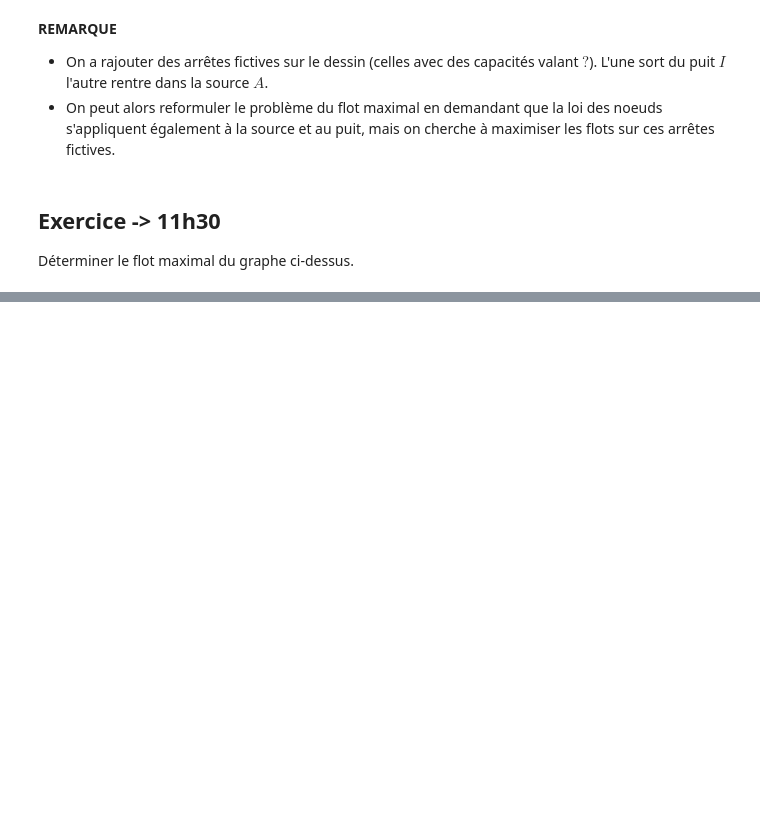
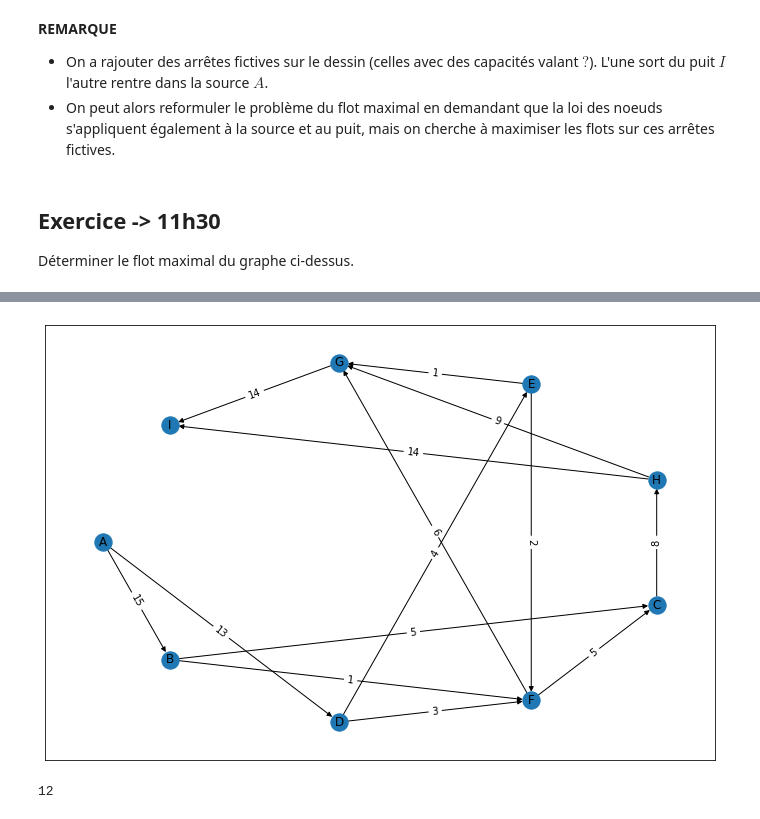
Before and after one commit to MECEN-TOURS/SC-2020-2021, a Jupyter notebook: Seance12/seance.ipynb, the cells around one changed output, grey strips where cells are left out. Saved outputs shown, nothing was run; the diff lists cells and outputs as text; code cells hidden in the pictures; blank space fills up the shorter version.

```diff
--- a/Seance12/seance.ipynb
+++ b/Seance12/seance.ipynb
@@ -89,0 +177,8 @@ Utiliser `networkx` pour résoudre le pr
+# %%
+figure, repere = plt.subplots()
+positions = nx.shell_layout(G=exemple)
+nx.draw_networkx(G=exemple, pos=positions, ax=repere)
+capacites = nx.get_edge_attributes(G=exemple, name="capacité")
+nx.draw_networkx_edge_labels(G=exemple, pos=positions, edge_labels=capacites);
+# %% [output]
+[figure, added]
@@ -89,0 +187,4 @@ Utiliser `networkx` pour résoudre le pr
+# %%
+valeur_flot
+# %% [output]
+12
```
Also changed, not shown: parts of 15 cells of this notebook, 1 other file.
